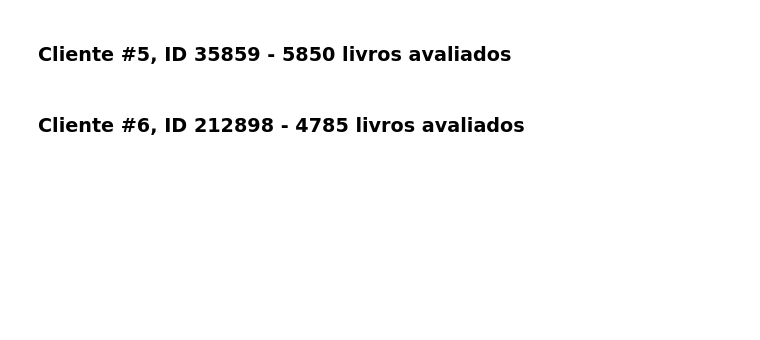
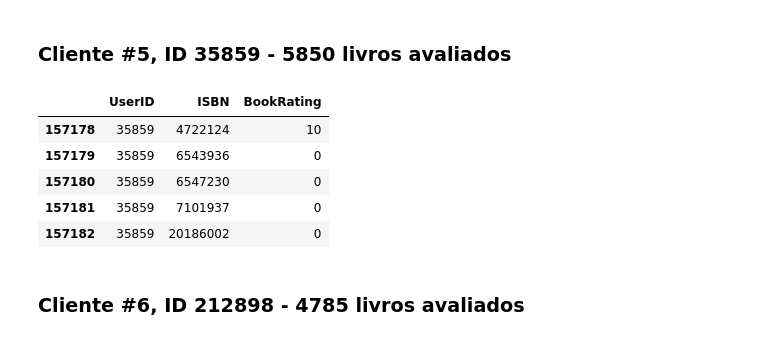
Before and after one commit to rafalfs/fiapIA-trabalhos-grupo, a Jupyter notebook: trbalho_modelos_ia/Amazon-booking.ipynb, the cells around one changed output. Saved outputs shown, nothing was run; the diff lists cells and outputs as text; code cells hidden in the pictures; blank space fills up the shorter version.

```diff
--- a/trbalho_modelos_ia/Amazon-booking.ipynb
+++ b/trbalho_modelos_ia/Amazon-booking.ipynb
@@ -174,8 +195,15 @@ df_cliente98391.head()
 # %% [markdown]
 ### Cliente #5, ID 35859 - 5850 livros avaliados
 # %%
-df_cliente35859 = df_bookRatings[(df_bookRatings.UserID == "35859")]
+df_cliente35859 = df_bookRatings[(df_bookRatings.UserID == 35859)]
 df_cliente35859.head()
+# %% [output]
+|  | UserID | ISBN | BookRating |
+| 157178 | 35859 | 4722124 | 10 |
+| 157179 | 35859 | 6543936 | 0 |
+| 157180 | 35859 | 6547230 | 0 |
+| 157181 | 35859 | 7101937 | 0 |
+| 157182 | 35859 | 20186002 | 0 |
 # %% [markdown]
 ### Cliente #6, ID 212898 - 4785 livros avaliados
 # %%
```
Also changed, not shown: parts of 19 cells of this notebook.
